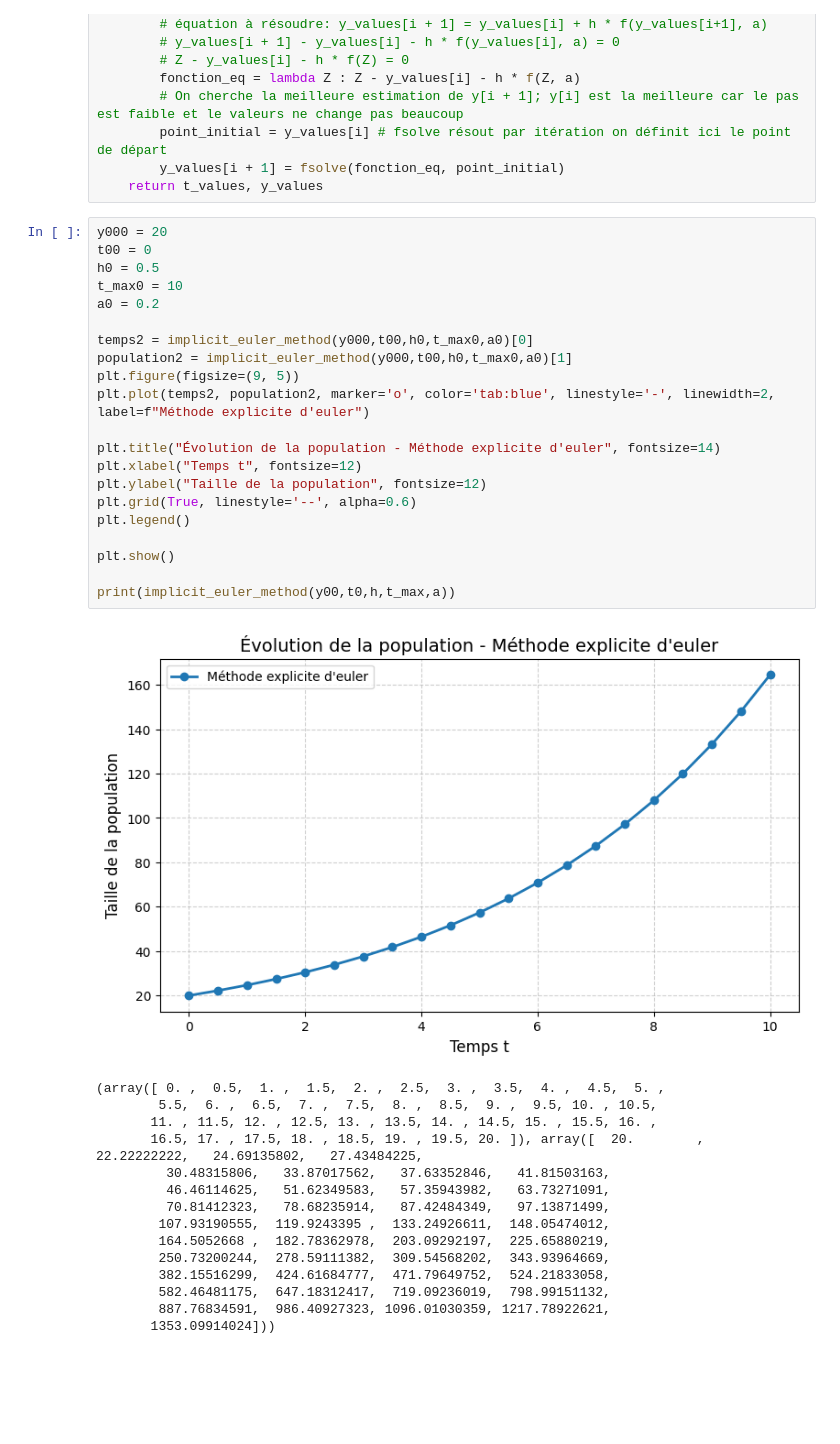
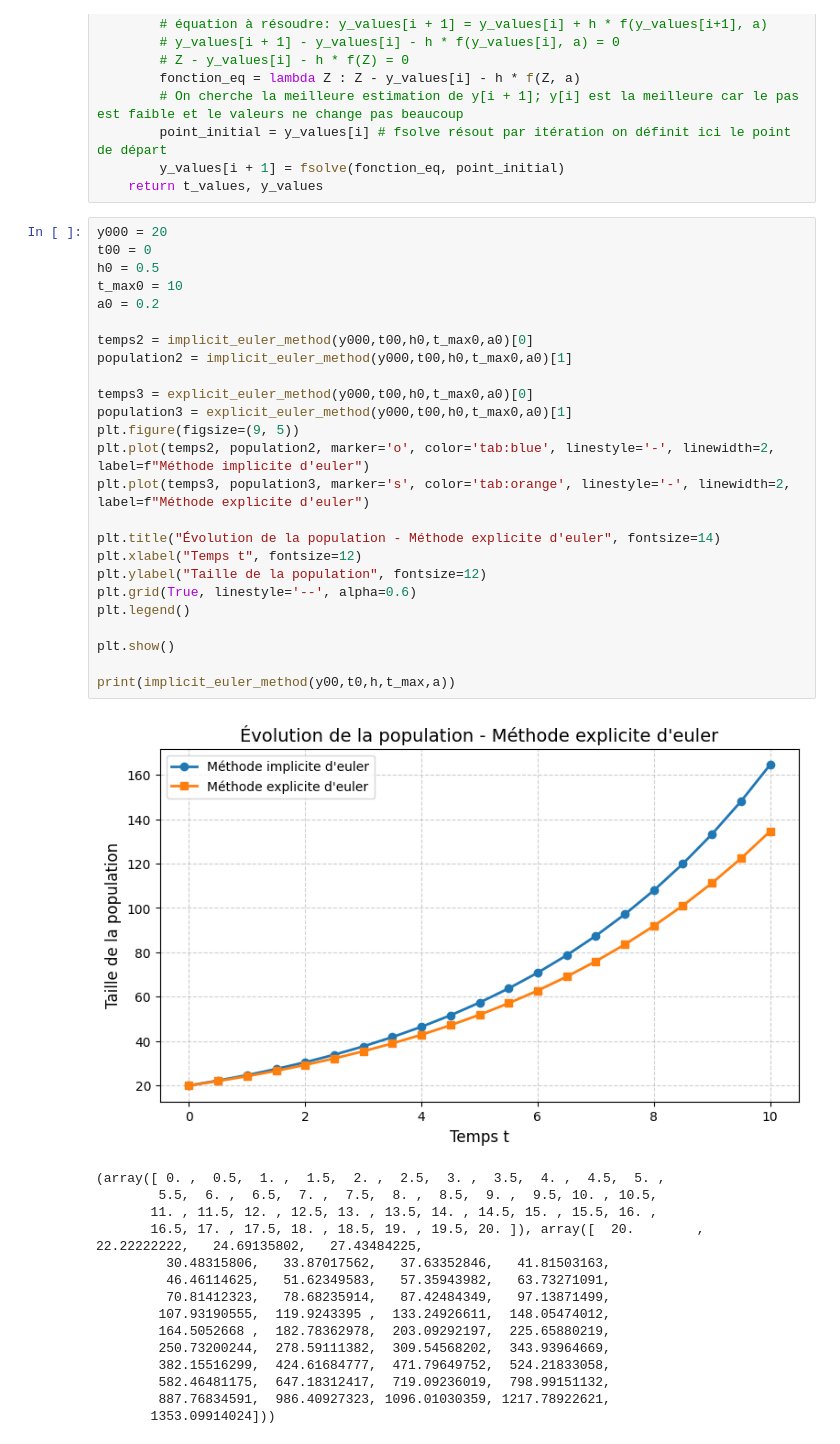
Before and after one commit to ATHERLY-Evan-24012805/Modelisation_dynamique_population, a Jupyter notebook: research.ipynb, the cells around one changed output. Saved outputs shown, nothing was run; the diff lists cells and outputs as text; blank space fills up the shorter version.

```diff
--- a/research.ipynb
+++ b/research.ipynb
@@ -142,26 +135,30 @@ def implicit_euler_method(y0, t0, h, t_max, a):
 # %%
 y000 = 20
 t00 = 0
 h0 = 0.5
 t_max0 = 10
 a0 = 0.2
 
 temps2 = implicit_euler_method(y000,t00,h0,t_max0,a0)[0]
 population2 = implicit_euler_method(y000,t00,h0,t_max0,a0)[1]
+
+temps3 = explicit_euler_method(y000,t00,h0,t_max0,a0)[0]
+population3 = explicit_euler_method(y000,t00,h0,t_max0,a0)[1]
 plt.figure(figsize=(9, 5))
-plt.plot(temps2, population2, marker='o', color='tab:blue', linestyle='-', linewidth=2, label=f"Méthode explicite d'euler")
+plt.plot(temps2, population2, marker='o', color='tab:blue', linestyle='-', linewidth=2, label=f"Méthode implicite d'euler")
+plt.plot(temps3, population3, marker='s', color='tab:orange', linestyle='-', linewidth=2, label=f"Méthode explicite d'euler")
 
 plt.title("Évolution de la population - Méthode explicite d'euler", fontsize=14)
 plt.xlabel("Temps t", fontsize=12)
 plt.ylabel("Taille de la population", fontsize=12)
 plt.grid(True, linestyle='--', alpha=0.6)
 plt.legend()
 
 plt.show()
 
 print(implicit_euler_method(y00,t0,h,t_max,a))
 # %% [output]
-[figure, old version]
+[figure, new version]
 (array([ 0. ,  0.5,  1. ,  1.5,  2. ,  2.5,  3. ,  3.5,  4. ,  4.5,  5. ,
         5.5,  6. ,  6.5,  7. ,  7.5,  8. ,  8.5,  9. ,  9.5, 10. , 10.5,
        11. , 11.5, 12. , 12.5, 13. , 13.5, 14. , 14.5, 15. , 15.5, 16. ,
```
Also changed, not shown: parts of 8 cells of this notebook.
